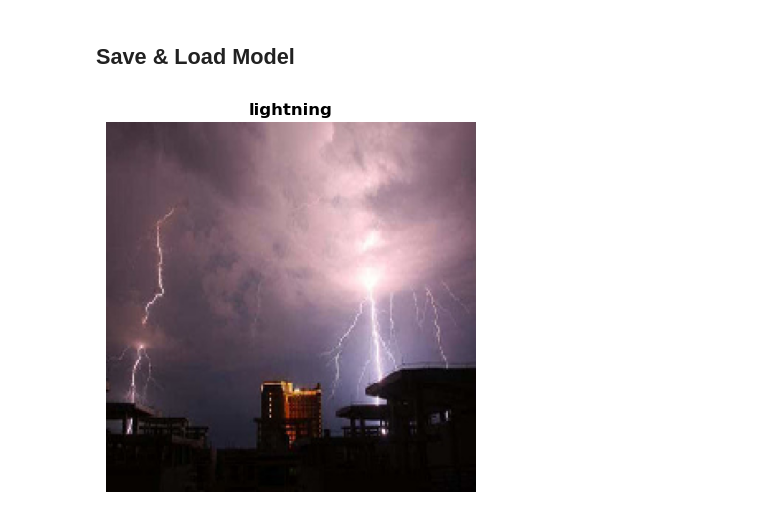
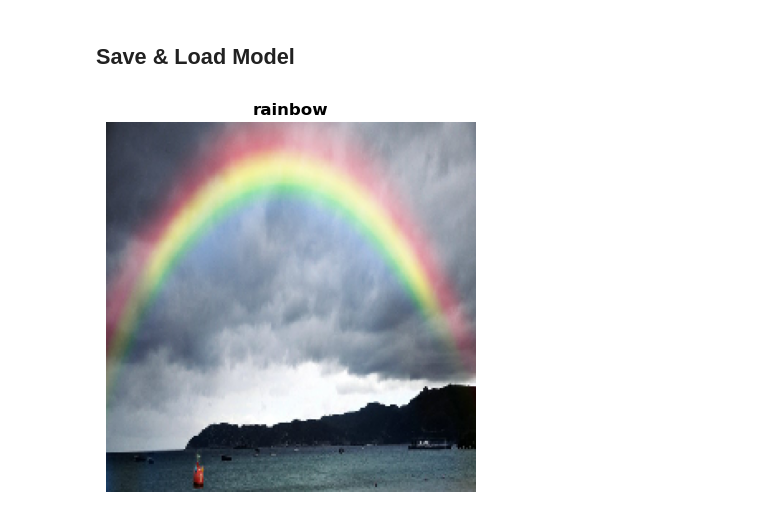
Before and after one commit to Vu0401/Weather_Recognition_ResNet34, a Jupyter notebook: Weather_Recognition_ResNet34.ipynb, the cells around one changed output. Cells and saved outputs as stored; diff of their text form; code cells hidden in the pictures.

```diff
--- a/Weather_Recognition_ResNet34.ipynb
+++ b/Weather_Recognition_ResNet34.ipynb
@@ -303,22 +300,17 @@ hist.tail()
 # %%
-model = keras.models.load_model(r'Model\Weather_Recognition_ResNet34_model.h5')
+model = keras.models.load_model(r'Model/Weather_Recognition_ResNet34_model.h5')
 # %%
 def search(path):
     img_pred_load = tf.keras.preprocessing.image.load_img(path, target_size=(img_height,img_width))
-    img_pred = image.img_to_array(img_pred_load)
-    img_pred = np.expand_dims(img_pred, axis = 0)
+    img_pred = np.expand_dims(img_pred_load, axis = 0)
 
     result = model.predict(img_pred)
-    result = list(*result)
-
-    max_index = result.index(max(result))
-    # print(class_names[max_index])
-
+    max_index = np.argmax(result)
     plt.imshow(img_pred_load)
     plt.title(class_names[max_index], fontweight ="bold")
     plt.axis("off")
     plt.show()
 # %%
-search(r"D:\Education\Code\Personal Project\Weather_Recognition_ResNet34\dataset\lightning\1832.jpg")
+search(r'dataset\rainbow\0822.jpg')
 # %% [output]
-[figure, old version]
+[figure, new version]
```
Also changed, not shown: parts of 11 cells of this notebook.
